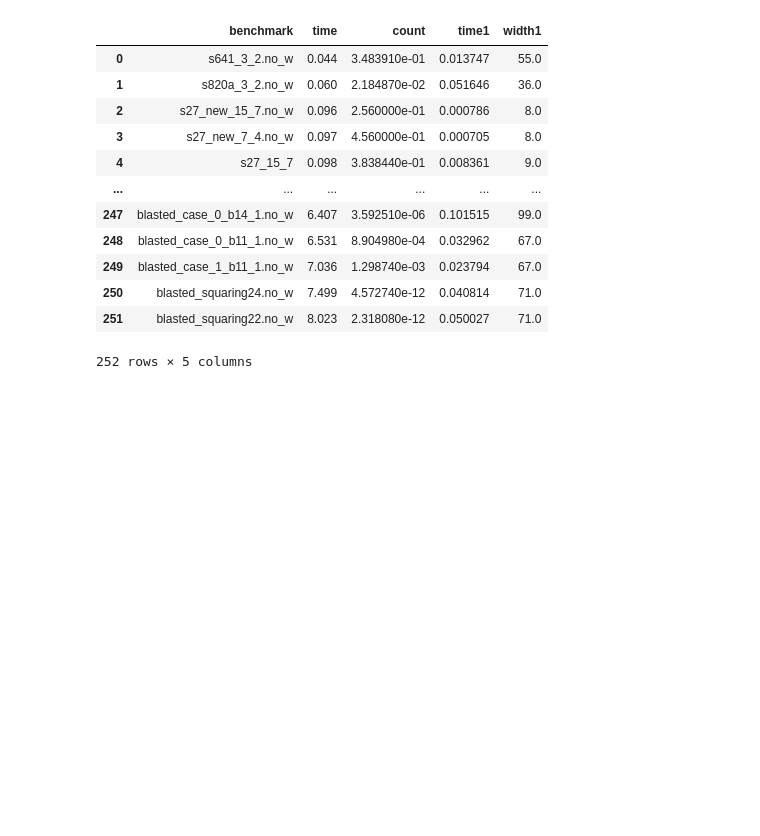
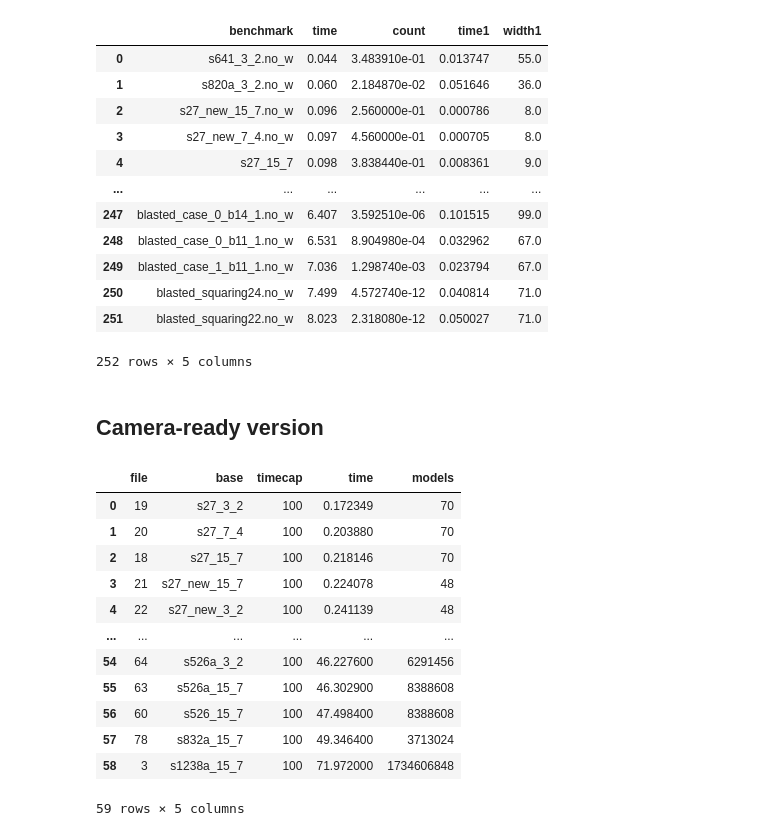
Before and after one commit to vardigroup/DPMC, a Jupyter notebook: experiments/procount.ipynb, the cells around one changed output. Cells and saved outputs as stored; diff of their text form; code cells hidden in the pictures; blank space fills up the shorter version.

```diff
--- a/experiments/procount.ipynb
+++ b/experiments/procount.ipynb
@@ -2149,3 +2143,39 @@ def plotMeanTimeByMeanWidth():
     saveFig(fig, 'figWidths.pgf')
 
 # plotMeanTimeByMeanWidth()
+# %% [markdown]
+## Camera-ready version
+# %%
+import subprocess
+
+import slurmqueen
+
+class Inst(slurmqueen.experiment.ExperimentInstance):
+    def getTable(self, q):
+        df = self.query(q)
+        return df.rename(
+            columns={
+                col: col + self._exp.suffix
+                for col in df.head() if col not in {'file', 'cnf', 'base'}
+            }
+        )
+
+    def getInFilePaths(self):
+        return getFilePaths([self._exp.dataPath], '.in')
+
+    def setUp(self):
+        p = self._exp.dataPath
+        assert not os.path.isdir(p), p
+        self.setup()
+        for dependency in ['wrapper.py', 'postprocessor.py']:
+            subprocess.run(
+                f'ln -sf {os.path.realpath(dependency)} {p}'.split()
+            )
+        for inFile in self.getInFilePaths():
+            subprocess.run(f'chmod +x {inFile}', shell=True)
+
+    def runExp(self):
+        p = self._exp.dataPath
+        assert not os.path.isdir(p), p
+        for inFile in self.getInFilePaths():
+            subprocess.run(['bash', inFile])
@@ -2151,0 +2229,21 @@ def plotMeanTimeByMeanWidth():
+# %%
+q = 'select file,base,timecap,time,models from data '
+q += 'where models > 0 '
+q += 'order by time'
+
+nestTable = nestInst.query(q)
+nestTable
+# %% [output]
+|  | file | base | timecap | time | models |
+| 0 | 19 | s27_3_2 | 100 | 0.172349 | 70 |
+| 1 | 20 | s27_7_4 | 100 | 0.203880 | 70 |
+| 2 | 18 | s27_15_7 | 100 | 0.218146 | 70 |
+| 3 | 21 | s27_new_15_7 | 100 | 0.224078 | 48 |
+| 4 | 22 | s27_new_3_2 | 100 | 0.241139 | 48 |
+| ... | ... | ... | ... | ... | ... |
+| 54 | 64 | s526a_3_2 | 100 | 46.227600 | 6291456 |
+| 55 | 63 | s526a_15_7 | 100 | 46.302900 | 8388608 |
+| 56 | 60 | s526_15_7 | 100 | 47.498400 | 8388608 |
+| 57 | 78 | s832a_15_7 | 100 | 49.346400 | 3713024 |
+| 58 | 3 | s1238a_15_7 | 100 | 71.972000 | 1734606848 |
+59 rows × 5 columns
```
Also changed, not shown: parts of 19 cells of this notebook, 2 other files.
